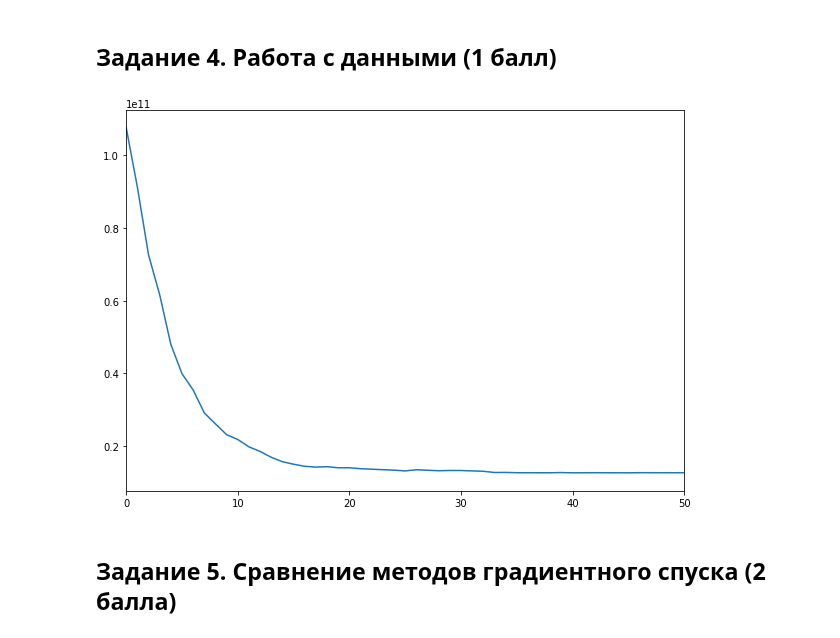
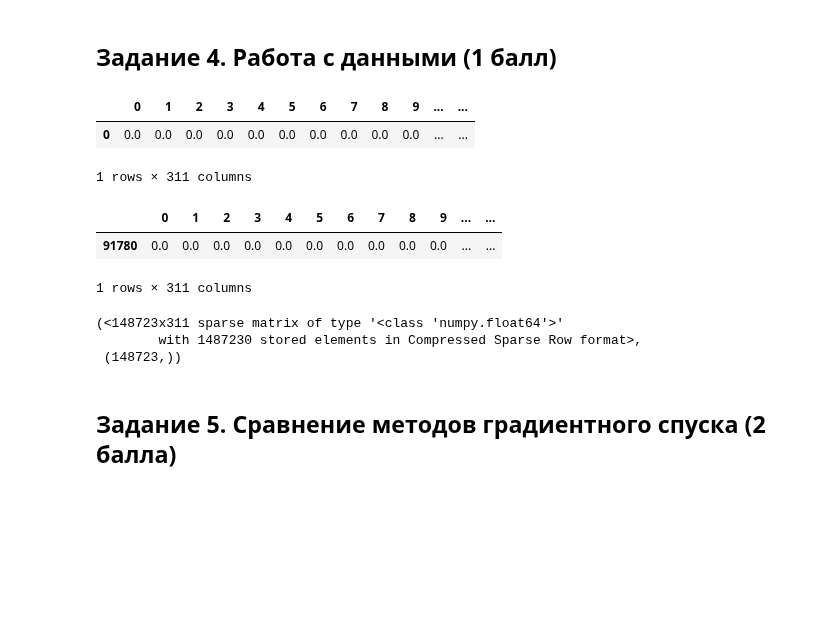
Before and after one commit to HeySlava/hse_course, a Jupyter notebook: homework3/homework-practice-03-gd.ipynb, the cells around one changed output. Cells and saved outputs as stored; diff of their text form; code cells hidden in the pictures; blank space fills up the shorter version.

```diff
--- a/homework3/homework-practice-03-gd.ipynb
+++ b/homework3/homework-practice-03-gd.ipynb
@@ -513,0 +514,21 @@ y = df['y'].values
+# %%
+# YOUR CODE:
+df = pd.read_csv('autos.csv')
+df["log_price"] = np.log1p(df["price"])
+y = df['log_price']
+df = df.drop(columns = ['dateCreated', 'lastSeen','postalCode','price', 'log_price'])
+# %%
+X_train, X_test, y_train, y_test = train_test_split(df, y, test_size=0.4, random_state=42)
+X_test, X_valid, y_test, y_valid = train_test_split(X_test, y_test, test_size=0.5, random_state=42)
+# %%
+numeric = df.select_dtypes([np.number]).columns
+categorical = list(df.dtypes[df.dtypes == "object"].index)
+# %%
+column_trainsform = ColumnTransformer([
+    ('ohe', OneHotEncoder(handle_unknown='ignore'), categorical),
+    ('SS', StandardScaler(), numeric)
+])
+
+X_train_tf = column_trainsform.fit_transform(X_train)
+X_test_tf = column_trainsform.fit_transform(X_test)
+X_valid_tf = column_trainsform.fit_transform(X_valid)
@@ -514,8 +537,25 @@ y = df['y'].values
+# %%
+tt = pd.DataFrame.sparse.from_spmatrix(X_train_tf)
+tt.head(1)
+# %% [output]
+|  | 0 | 1 | 2 | 3 | 4 | 5 | 6 | 7 | 8 | 9 | ... | ... |
+| 0 | 0.0 | 0.0 | 0.0 | 0.0 | 0.0 | 0.0 | 0.0 | 0.0 | 0.0 | 0.0 | ... | ... |
+1 rows × 311 columns
+# %%
+idx = np.random.randint(X_train_tf.shape[0],size=10).tolist()
+tt.iloc[idx].head(1)
+# %% [output]
+|  | 0 | 1 | 2 | 3 | 4 | 5 | 6 | 7 | 8 | 9 | ... | ... |
+| 91780 | 0.0 | 0.0 | 0.0 | 0.0 | 0.0 | 0.0 | 0.0 | 0.0 | 0.0 | 0.0 | ... | ... |
+1 rows × 311 columns
+# %%
+X_train_tf, y_train.shape
+# %% [output]
+(<148723x311 sparse matrix of type '<class 'numpy.float64'>'
+        with 1487230 stored elements in Compressed Sparse Row format>,
+ (148723,))
 # %%
-gd = LinearReg(batch_size=10).fit(X, y)
+gd = LinearReg(tolerance=0.001, batch_size=1).fit(tt, y_train.reset_index(drop=True))
 
 f, ax = plt.subplots(figsize=(10, 7))
 ax = sns.lineplot(x=np.arange(gd.real_iter), y=gd.loss_history)
-plt.xlim([0, 50]);
-# %% [output]
-[figure, removed]
```
Also changed, not shown: parts of 16 cells of this notebook, 1 other file.
